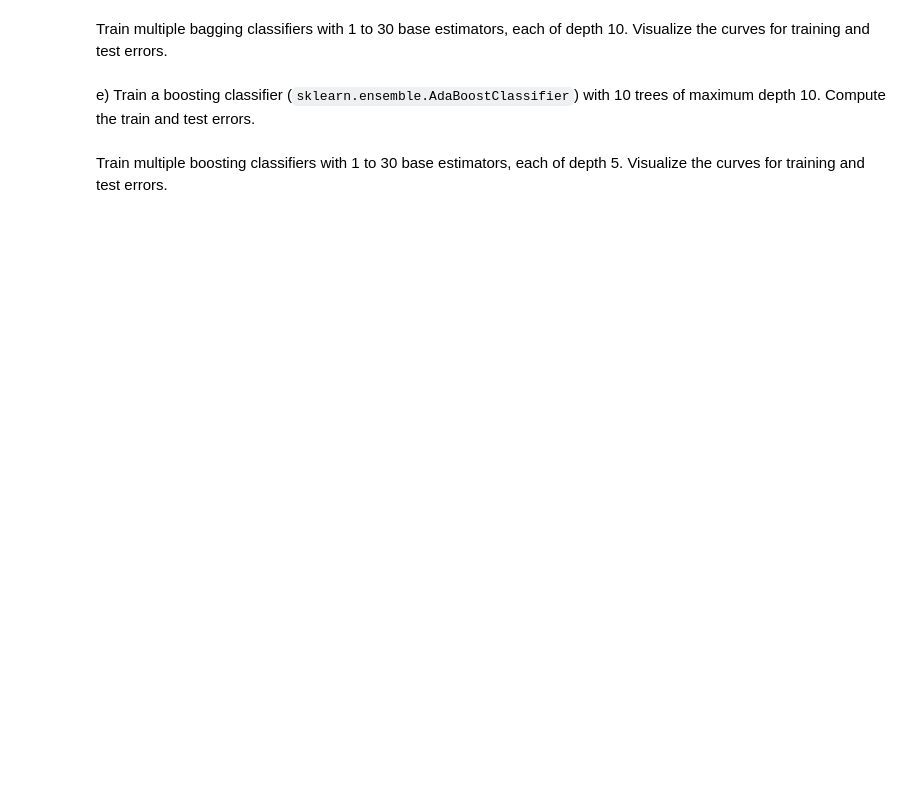
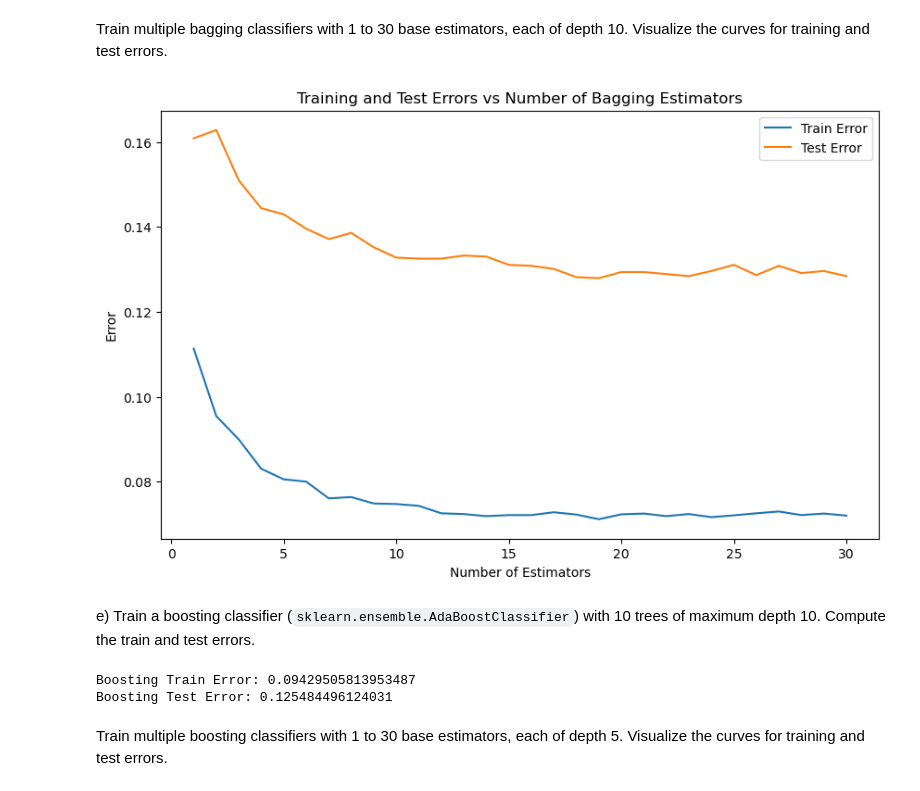
Before and after one commit to makarwu/ba_ml, a Jupyter notebook: week9/T08 - Ensembles and Clustering-20241209/T08-E3-template.ipynb, the cells around one changed output. Saved outputs shown, nothing was run; the diff lists cells and outputs as text; code cells hidden in the pictures; blank space fills up the shorter version.

```diff
--- a/week9/T08 - Ensembles and Clustering-20241209/T08-E3-template.ipynb
+++ b/week9/T08 - Ensembles and Clustering-20241209/T08-E3-template.ipynb
@@ -50,6 +122,47 @@ d) Train a bagging classifier with 10 trees of maximum depth 10. Compute the tra
 # %% [markdown]
 Train multiple bagging classifiers with 1 to 30 base estimators, each of depth 10. Visualize the curves for training and test errors.
+# %%
+# Varying the number of estimators
+train_errors_bag = []
+test_errors_bag = []
+
+for n_estimators in range(1, 31):
+    bag_clf = BaggingClassifier(
+        estimator=DecisionTreeClassifier(max_depth=10),
+        n_estimators=n_estimators,
+        random_state=0
+    )
+    bag_clf.fit(X_train, y_train)
+    train_errors_bag.append(1 - bag_clf.score(X_train, y_train))
+    test_errors_bag.append(1 - bag_clf.score(X_test, y_test))
+
+plt.figure(figsize=(10, 6))
+plt.plot(range(1, 31), train_errors_bag, label="Train Error")
+plt.plot(range(1, 31), test_errors_bag, label="Test Error")
+plt.xlabel("Number of Estimators")
+plt.ylabel("Error")
+plt.legend()
+plt.title("Training and Test Errors vs Number of Bagging Estimators")
+plt.show()
+# %% [output]
+[figure, added]
 # %% [markdown]
 e) Train a boosting classifier (`sklearn.ensemble.AdaBoostClassifier`) with 10 trees of maximum depth 10. Compute the train and test errors.
+# %%
+boost_clf = AdaBoostClassifier(
+    estimator=DecisionTreeClassifier(max_depth=5),
+    n_estimators=10,
+    random_state=0
+)
+boost_clf.fit(X_train, y_train)
+
+train_error_boost = 1 - boost_clf.score(X_train, y_train)
+test_error_boost = 1 - boost_clf.score(X_test, y_test)
+
+print(f"Boosting Train Error: {train_error_boost}")
+print(f"Boosting Test Error: {test_error_boost}")
+# %% [output]
+Boosting Train Error: 0.09429505813953487
+Boosting Test Error: 0.125484496124031
 # %% [markdown]
 Train multiple boosting classifiers with 1 to 30 base estimators, each of depth 5. Visualize the curves for training and test errors.
```
Also changed, not shown: parts of 11 cells of this notebook, 1 other file.
